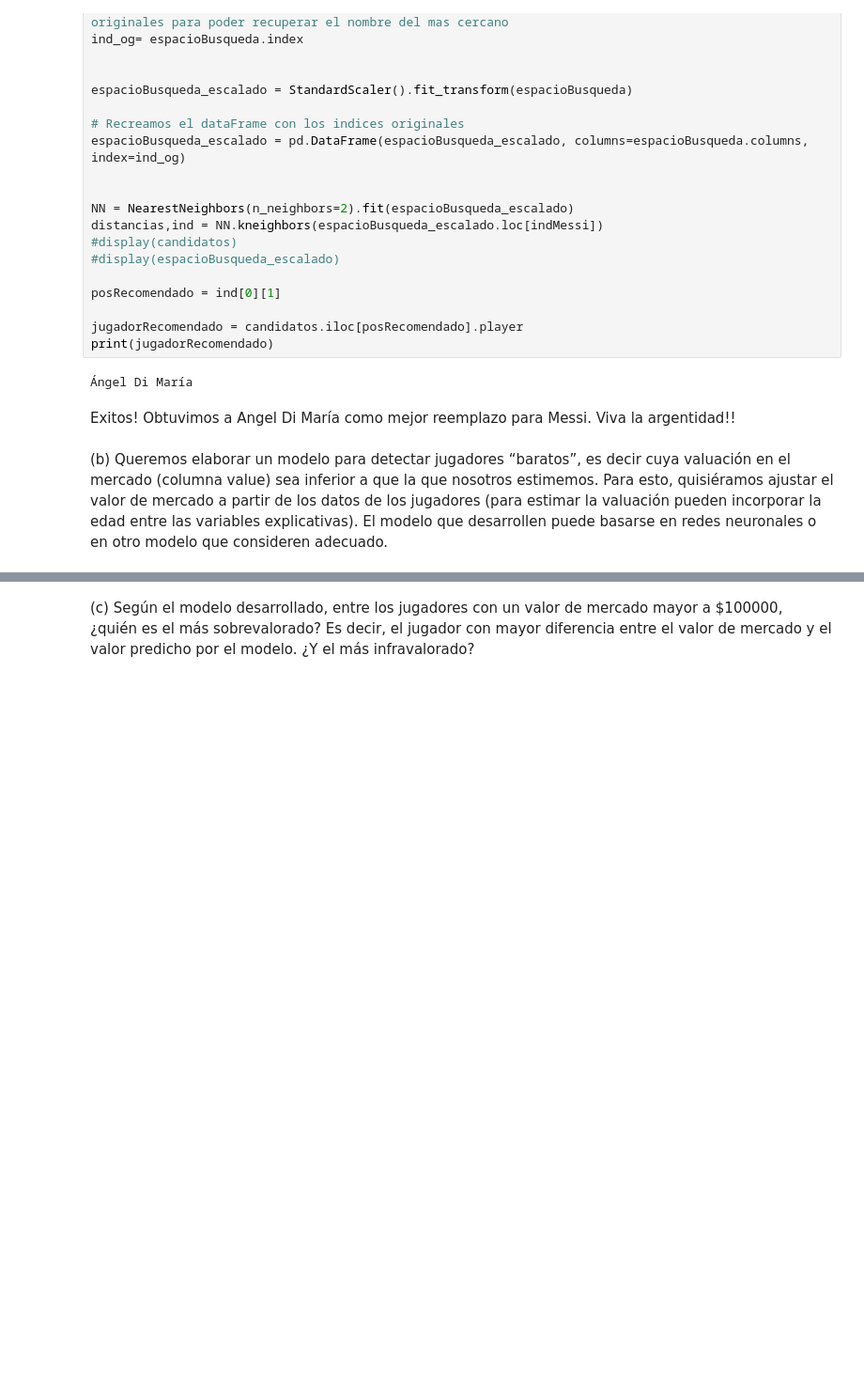
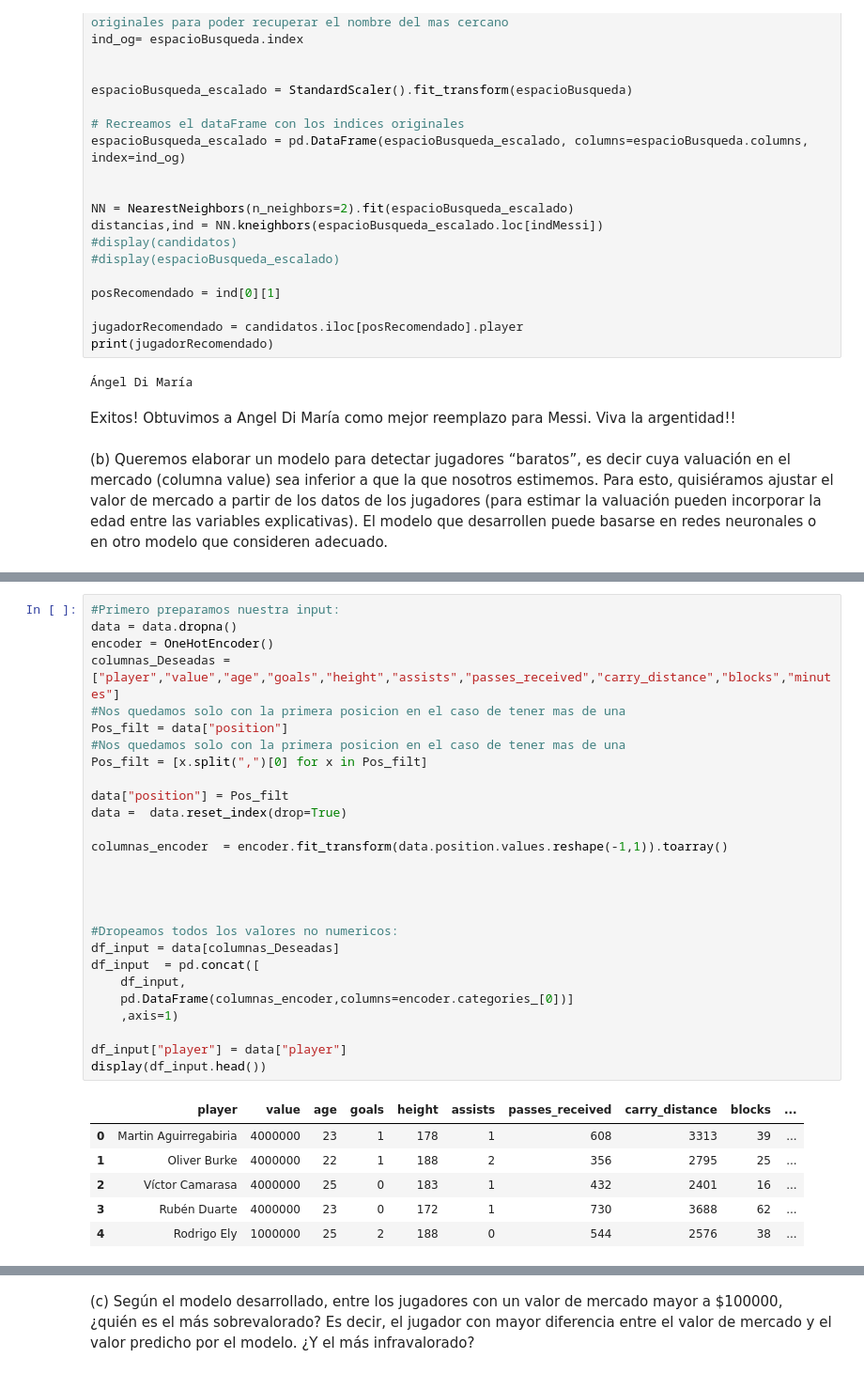
Before and after one commit to Dani-Bustos/Tp-2-LaboDeDatos, a Jupyter notebook: Tp2.ipynb, the cells around one changed output, grey strips where cells are left out. Shown at 94% size. Drawn from its saved outputs; the diff is of its cells as text; blank space fills up the shorter version.

```diff
--- a/Tp2.ipynb
+++ b/Tp2.ipynb
@@ -368,0 +404,34 @@ En particular, nos interesa tener en cuenta las posiciones de los jugadores, ya
+# %%
+#Primero preparamos nuestra input:
+data = data.dropna()
+encoder = OneHotEncoder()
+columnas_Deseadas = ["player","value","age","goals","height","assists","passes_received","carry_distance","blocks","minutes"]
+#Nos quedamos solo con la primera posicion en el caso de tener mas de una
+Pos_filt = data["position"]
+#Nos quedamos solo con la primera posicion en el caso de tener mas de una
+Pos_filt = [x.split(",")[0] for x in Pos_filt]
+
+data["position"] = Pos_filt
+data =  data.reset_index(drop=True)
+
+columnas_encoder  = encoder.fit_transform(data.position.values.reshape(-1,1)).toarray()
+
+
+
+
+#Dropeamos todos los valores no numericos:
+df_input = data[columnas_Deseadas]
+df_input  = pd.concat([
+    df_input,
+    pd.DataFrame(columnas_encoder,columns=encoder.categories_[0])]
+    ,axis=1)
+
+df_input["player"] = data["player"]
+display(df_input.head())
+# %% [output]
+|  | player | value | age | goals | height | assists | passes_received | carry_distance | blocks | ... |
+| 0 | Martin Aguirregabiria | 4000000 | 23 | 1 | 178 | 1 | 608 | 3313 | 39 | ... |
+| 1 | Oliver Burke | 4000000 | 22 | 1 | 188 | 2 | 356 | 2795 | 25 | ... |
+| 2 | Ví­ctor Camarasa | 4000000 | 25 | 0 | 183 | 1 | 432 | 2401 | 16 | ... |
+| 3 | Rubén Duarte | 4000000 | 23 | 0 | 172 | 1 | 730 | 3688 | 62 | ... |
+| 4 | Rodrigo Ely | 1000000 | 25 | 2 | 188 | 0 | 544 | 2576 | 38 | ... |
```
Also changed, not shown: parts of 13 cells of this notebook.
